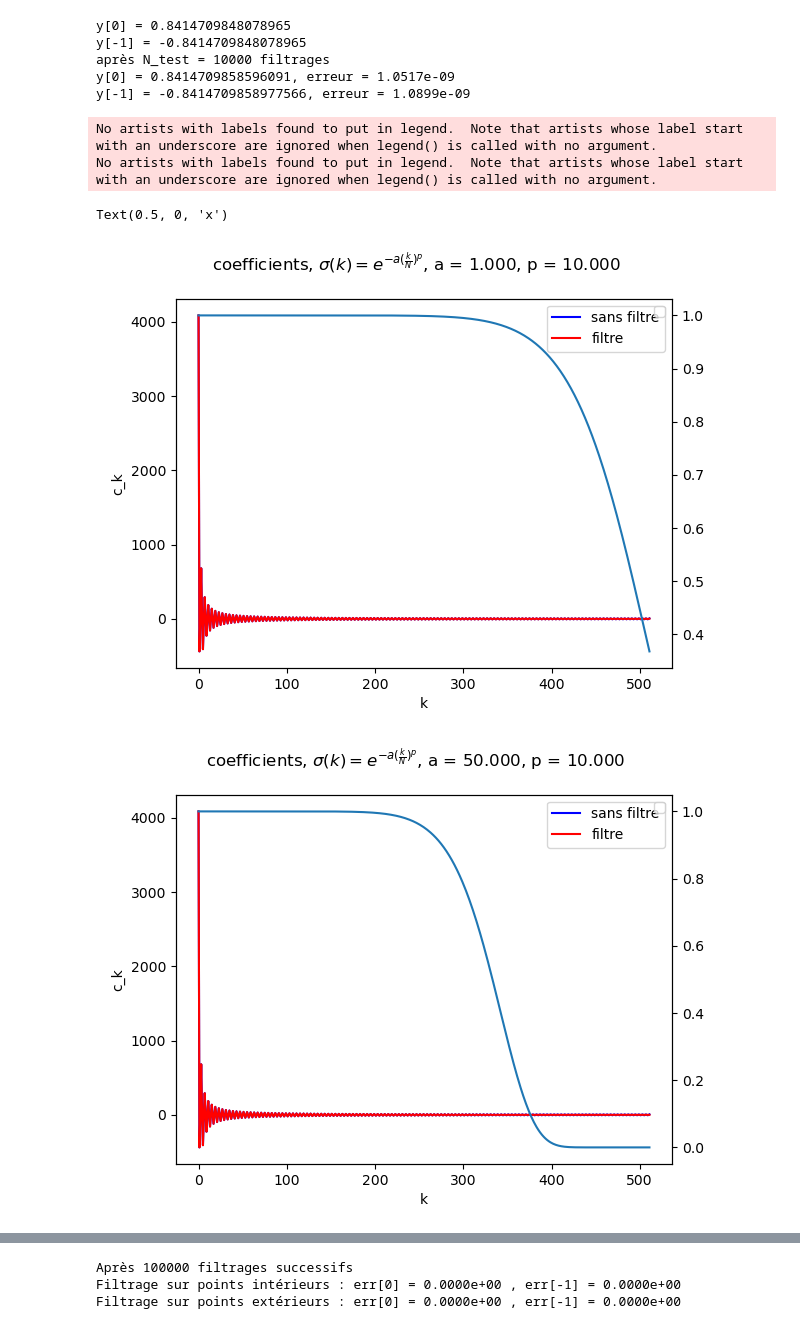
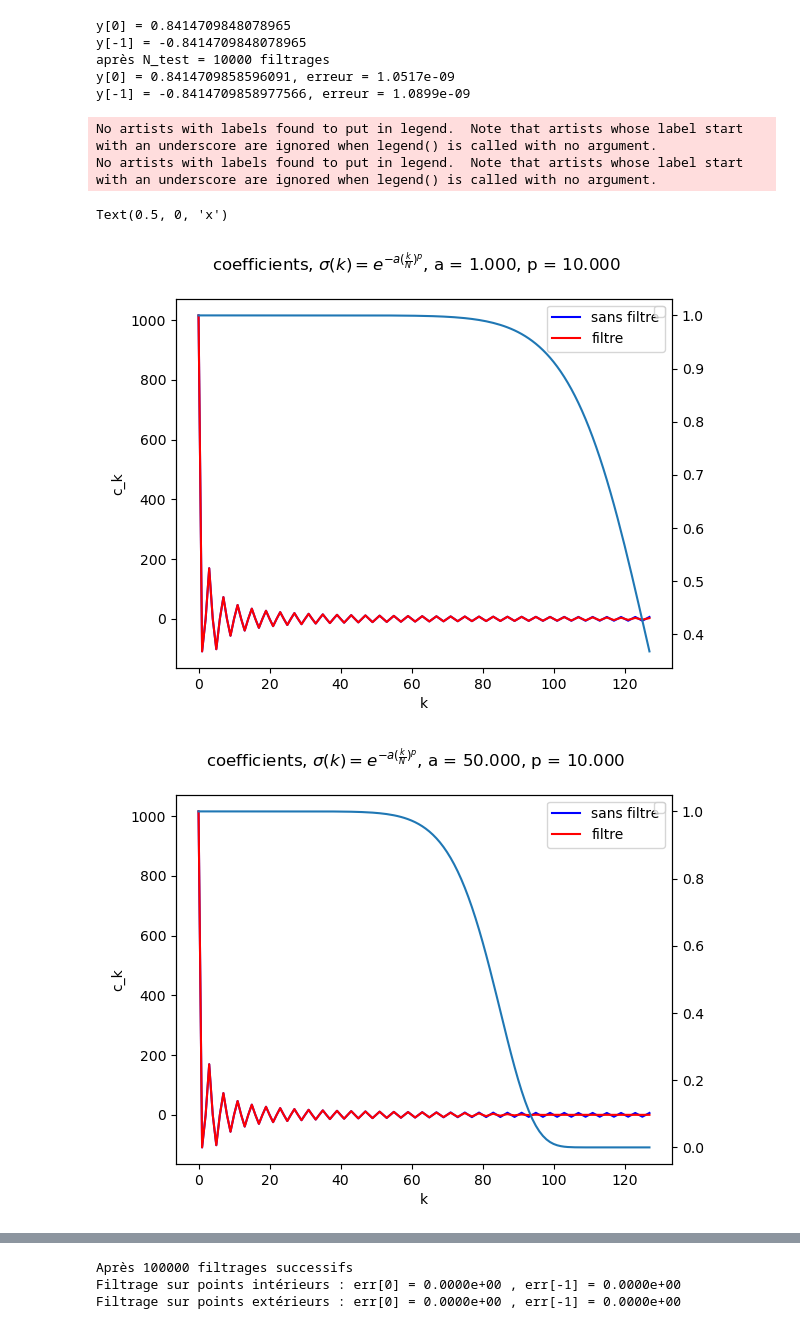
Before and after one commit to personne30003/pyTQG, a Jupyter notebook: Proto_notebooks/De-aliasing.ipynb, the cells around one changed output, grey strips where cells are left out. Drawn from its saved outputs; the diff is of its cells as text; code cells hidden in the pictures.

```diff
--- a/Proto_notebooks/De-aliasing.ipynb
+++ b/Proto_notebooks/De-aliasing.ipynb
@@ -286,33 +286,33 @@ def exp_filter_DCT_test(v, x, alpha=1.0, p=8.0, interior = False):
         res = V_FILTER[0:N+1]
     else:
         res[1:-1] = V_FILTER[1:N]
         res[0] = v[0]
         res[-1] = v[-1]
     #print(f"res = {res}")
     #print(f"res.size = {res.size}")
     #print(f"res - v = {np.abs(res - v)}")
     return res
-N_1=512
+N_1=128
 x_1 = Chebyshev.collocation_points(N_1, a=0.0, b = 2.0*np.pi)
 #uu = np.cos(x_1)*x_1**8+x**2*np.exp(x**4/3.0)
 visc = 0.005
 uu = 4.0+(x_1*np.exp(-(x_1**2)/(4.0*visc))+(x_1-2.0*np.pi)*np.exp(-((x_1-2.0*np.pi)**2)/(4.0*visc)))/(np.exp(-(x_1**2)/(4.0*visc))+np.exp(-((x_1-2.0*np.pi)**2)/(4.0*visc)))
 
 a_1, p_1 = 1.0, 10.0
 a_2, p_2 = 50.0, 10.0
 
 uu_filter_1 = exp_filter_DCT_test(uu, x_1, alpha=a_1, p=p_1)
 uu_filter_2 = exp_filter_DCT_test(uu, x_1, alpha=a_2, p=p_2)
 
 fig = plt.figure()
 plt.plot(x_1, uu, label ='non filtre', color='b', alpha=0.7)
 plt.plot(x_1, uu_filter_1, label =f'filtre a={a_1}, p={p_1}', color = 'r', alpha = 0.7)
 plt.plot(x_1, uu_filter_2, label =f'filtre a={a_2}, p={p_2}', color = 'g', alpha = 0.7)
 plt.legend()
 plt.xlabel('x')
 # %% [output]
 No artists with labels found to put in legend.  Note that artists whose label start with an underscore are ignored when legend() is called with no argument.
 No artists with labels found to put in legend.  Note that artists whose label start with an underscore are ignored when legend() is called with no argument.
 Text(0.5, 0, 'x')
-[figure, old version]
+[figure, new version]
-[figure, old version]
+[figure, new version]
```
Also changed, not shown: parts of 5 cells of this notebook, 8 other files.
